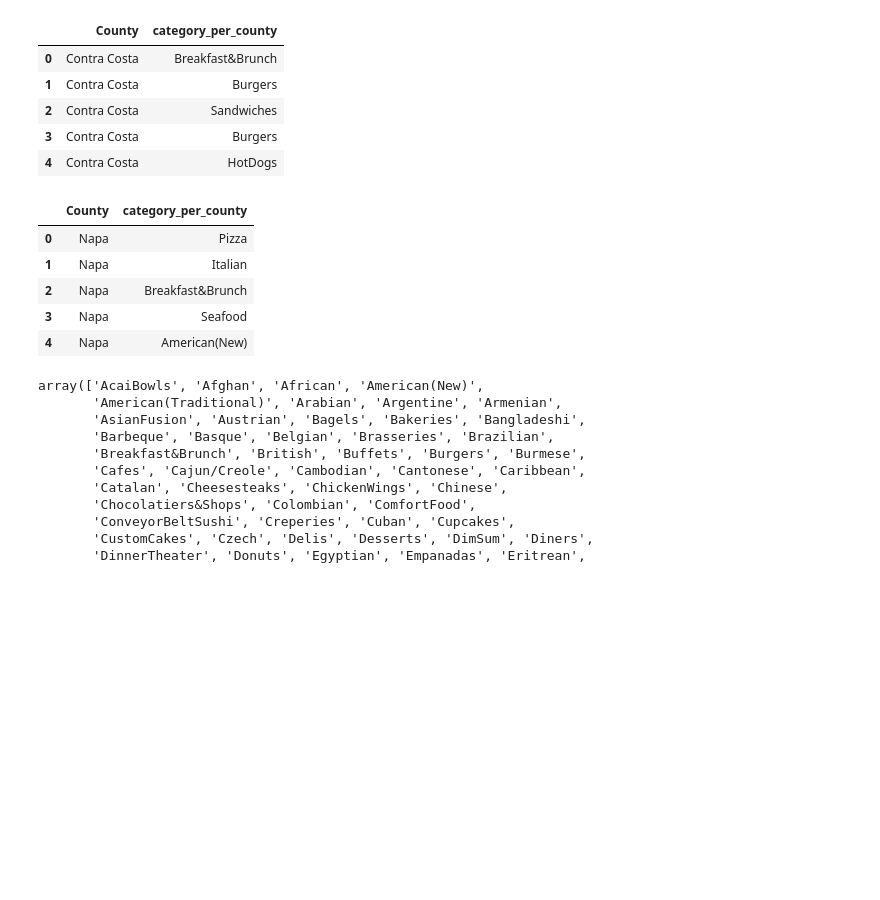
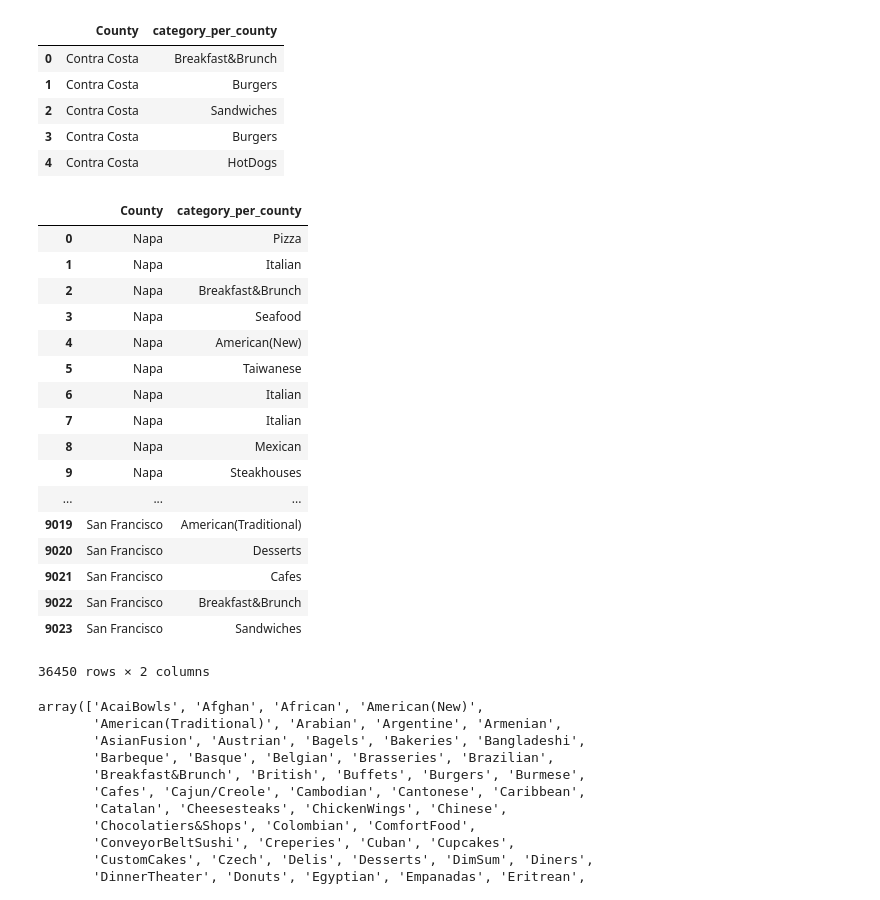
Before and after one commit to lquasem/Project-1, a Jupyter notebook: testing and analysis 7.10.2019.ipynb, the cells around one changed output. Saved outputs shown, nothing was run; the diff lists cells and outputs as text; code cells hidden in the pictures; blank space fills up the shorter version.

```diff
--- a/testing and analysis 7.10.2019.ipynb
+++ b/testing and analysis 7.10.2019.ipynb
@@ -688,7 +689,7 @@ approved_cat_list = ['Mexican', 'Pizza', 'Delis', 'Burgers', 'American (Traditio
                     'Nicaraguan', 'Pakistani', 'SouthAfrican', 'Guamanian', 'Cupcakes', 'FastFood', 'Czech',
                    'Polish', 'Acai Bowls', 'Wraps', "HongKongStyleCafe", "Tuscan", "African", "Venezuelan",
                   'Izakaya', 'Russian', 'Chocolatiers&Shops', 'ConveyorBeltSushi', "Venezuelan", "Live/RawFood",
-                   'Smokehouse', 'Indonesian', 'Pretzels', 'Argentine', 'Iberian',
+                   'Smokehouse', 'Indonesian', 'Pretzels', 'Argentine', 'Iberian', 'ChickenShop',
                     'Shanghainese', 'Japanese Curry', 'PanAsian', 'JapaneseCurry', 'Egyptian', 'Bangladeshi', 'Eritrean',
                      'SriLankan',  'Pan Asian', 'Senegalese', 'Empanadas', 'Somali',
                    'Haitian',  'Brasseries', 'Smokehouse', 'Slovakian'
@@ -1173,7 +1175,7 @@ santa_clara_df
 # %%
 santa_clara_unique_cat_list = []
 santa_clara_full_cat_list = []
-ssanta_clara_non_approved = []
+santa_clara_non_approved = []
 for row in santa_clara_df["Category list"]:
     for i in row:
         if i in approved_cat_list:
@@ -1328,14 +1334,26 @@ contra_costa_full_cat_list_df.head()
 # %%
 county_data_frames = [napa_full_cat_list_df, sonoma_full_cat_list_df, solano_full_cat_list_df,
                             contra_costa_full_cat_list_df, alameda_full_cat_list_df, marin_full_cat_list_df,
                             san_mateo_full_cat_list_df, santa_clara_full_cat_list_df, sf_full_cat_list_df]
 all_cats_per_count_messy = pd.concat(county_data_frames)
-all_cats_per_count_messy.head()
+all_cats_per_count_messy
 # %% [output]
 |  | County | category_per_county |
 | 0 | Napa | Pizza |
 | 1 | Napa | Italian |
 | 2 | Napa | Breakfast&Brunch |
 | 3 | Napa | Seafood |
 | 4 | Napa | American(New) |
+| 5 | Napa | Taiwanese |
+| 6 | Napa | Italian |
+| 7 | Napa | Italian |
+| 8 | Napa | Mexican |
+| 9 | Napa | Steakhouses |
+| ... | ... | ... |
+| 9019 | San Francisco | American(Traditional) |
+| 9020 | San Francisco | Desserts |
+| 9021 | San Francisco | Cafes |
+| 9022 | San Francisco | Breakfast&Brunch |
+| 9023 | San Francisco | Sandwiches |
+36450 rows × 2 columns
 # %%
```
Also changed, not shown: parts of 36 cells of this notebook.
